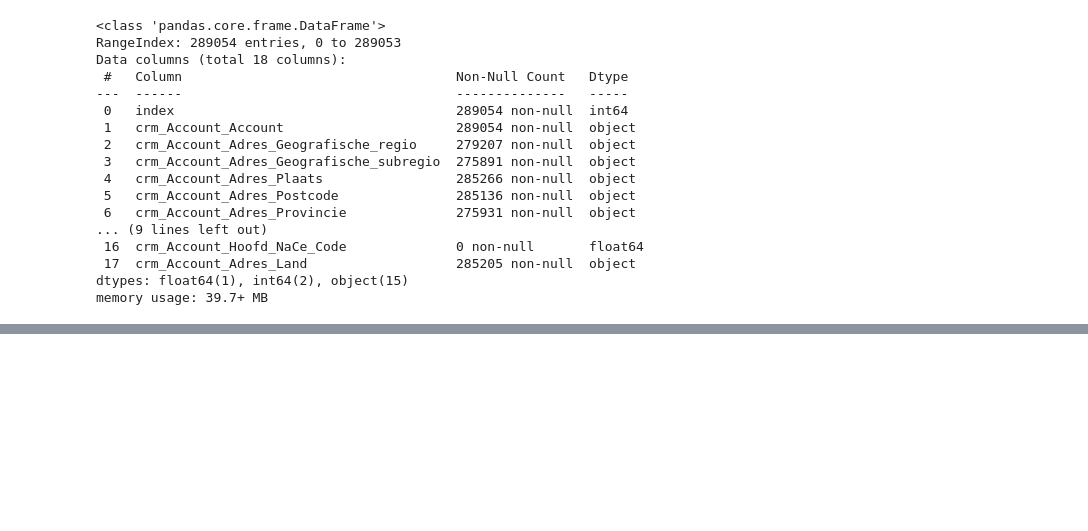
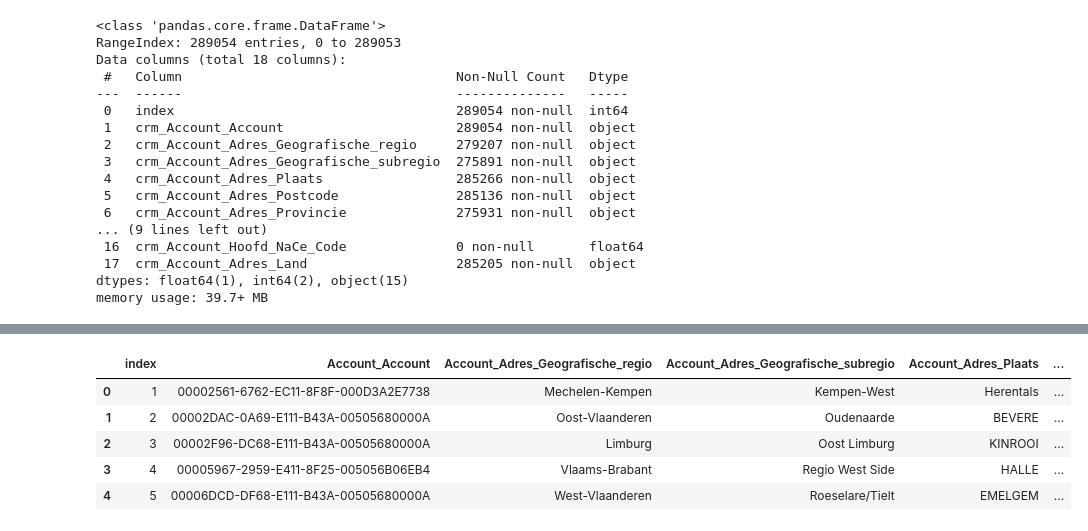
Before and after one commit to Floris-Buyse-FB/Data-Engineering-Project-2, a Jupyter notebook: scripts/Account.ipynb, the cells around one changed output, grey strips where cells are left out. Drawn from its saved outputs; the diff is of its cells as text; code cells hidden in the pictures; blank space fills up the shorter version.

```diff
--- a/scripts/Account.ipynb
+++ b/scripts/Account.ipynb
@@ -41,3 +41,7 @@ Data columns (total 18 columns):
  17  crm_Account_Adres_Land                   285205 non-null  object
 dtypes: float64(1), int64(2), object(15)
 memory usage: 39.7+ MB
+# %%
+for col in data.columns:
+        if col.startswith('crm_'):
+            data.columns = data.columns.str.replace('crm_', '')
@@ -43,0 +66,9 @@ memory usage: 39.7+ MB
+# %%
+data.head()
+# %% [output]
+|  | index | Account_Account | Account_Adres_Geografische_regio | Account_Adres_Geografische_subregio | Account_Adres_Plaats | ... |
+| 0 | 1 | 00002561-6762-EC11-8F8F-000D3A2E7738 | Mechelen-Kempen | Kempen-West | Herentals | ... |
+| 1 | 2 | 00002DAC-0A69-E111-B43A-00505680000A | Oost-Vlaanderen | Oudenaarde | BEVERE | ... |
+| 2 | 3 | 00002F96-DC68-E111-B43A-00505680000A | Limburg | Oost Limburg | KINROOI | ... |
+| 3 | 4 | 00005967-2959-E411-8F25-005056B06EB4 | Vlaams-Brabant | Regio West Side | HALLE | ... |
+| 4 | 5 | 00006DCD-DF68-E111-B43A-00505680000A | West-Vlaanderen | Roeselare/Tielt | EMELGEM | ... |
```
Also changed, not shown: parts of 3 cells of this notebook, 6 other files.
